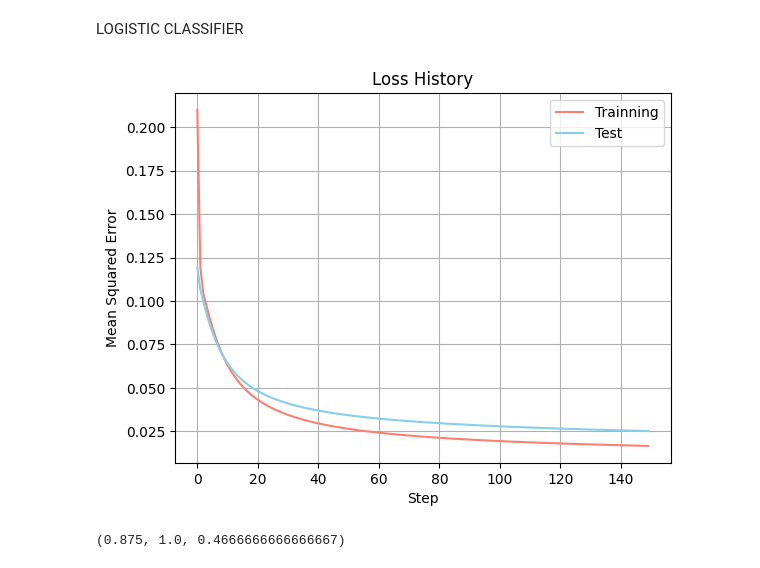
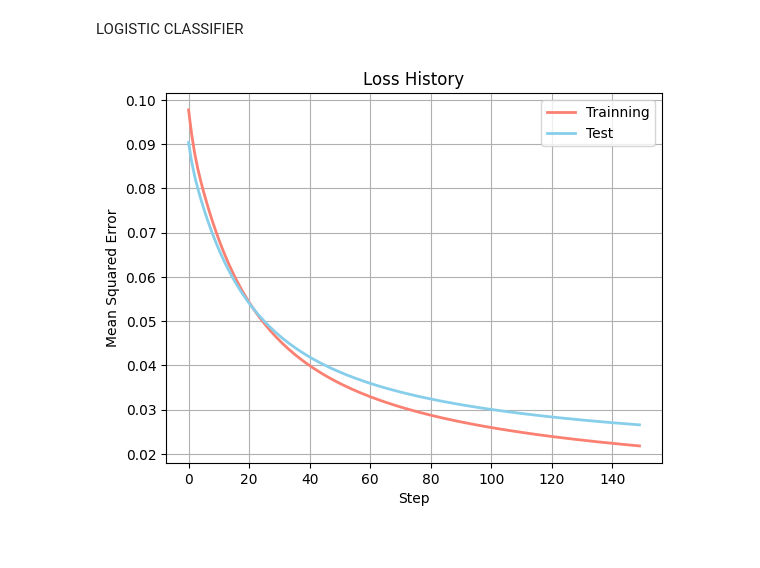
Before and after one commit to CarlosZT/ML_Final_Proj, a Jupyter notebook: Project/main.ipynb, the cells around one changed output. Saved outputs shown, nothing was run; the diff lists cells and outputs as text; code cells hidden in the pictures.

```diff
--- a/Project/main.ipynb
+++ b/Project/main.ipynb
@@ -51,10 +52,15 @@ Comenzamos con el procedimiento de selección de características. La estrategia
 # %%
 params = get_feature_distribution(X[:,0], y)
 
-overlapping_error, mean_difference = feature_performance(X[:,0], y,
+overlapping_error, mean_difference, fig = feature_performance(X[:,0], y,
                         params['mu0'],
                         params['std0'],
                         params['mu1'],
                         params['std1'],
                         plot=True)
+mlflow.create_experiment('Cancer_Detection', 'mlflow/experiments')
+mlflow.set_experiment('Cancer_Detection')
+
+
+mlflow.start_run(run_name='data_engineering')
 # %% [output]
@@ -108,13 +115,13 @@ def filter_outliers(x_filt, y_filt, p, outlier_limit=3):
 
 for i in range(X.shape[1]):
     p = get_feature_distribution(X[:,i], y)
-    o, m = feature_performance(X[:,i], y,
+    o, m, fig = feature_performance(X[:,i], y,
                         p['mu0'],
                         p['std0'],
                         p['mu1'],
                         p['std1'],
                         plot=True)
-
+    mlflow.log_figure(fig, f'mlflow/figures/distributions/dirties/dirty_{i}.png')
     x_filt, y_filt = filter_outliers(x_filt, y_filt, p, 3)
 
 
@@ -334,27 +300,48 @@ class LogisticClassifier():
 # %%
+mlflow.start_run(run_name='logistic_classifier')
 logc = LogisticClassifier(X.shape[1])
 loss_train = []
 loss_test = []
 steps = 150
+lr = 0.01
+mlflow.pyfunc.log_model(
+    python_model=logc,
+    artifact_path="mlflow/models/logistic_classifier",
+    input_example=X_test,
+    registered_model_name="logistic_classifier"
+)
+
+mlflow.log_param('steps', steps)
+mlflow.log_param('lr', lr)
+
 for i in range(steps):
     display.clear_output(wait=True)
     y_hat, z = logc.predict(X_train, trainning=True)
-    logc.update_weights(y_train, z, X_train, lr = 0.02)
-    loss_train.append(np.mean(logc.loss[0](y_train, y_hat)))
+    logc.update_weights(y_train, y_hat, z, X_train, lr = lr)
+    loss = np.mean(logc.loss[0](y_train, y_hat))
+    loss_train.append(loss)
+    mlflow.log_metric('loss_train', loss, i)
+
 
     y_hat, z = logc.predict(X_test, trainning=True)
-    loss_test.append(np.mean(logc.loss[0](y_test, y_hat)))
+    loss = np.mean(logc.loss[0](y_test, y_hat))
+    loss_test.append(loss)
+    mlflow.log_metric('loss_test', loss, i)
 
-    plt.plot(loss_train, color='salmon', label= 'Trainning')
-    plt.plot(loss_test, color='skyblue', label= 'Test')
+
+    plt.plot(loss_train, color='salmon', linewidth=2, label= 'Trainning')
+    plt.plot(loss_test, color='skyblue', linewidth=2, label= 'Test')
     plt.grid(True)
     plt.legend(loc='best')
     plt.ylabel('Mean Squared Error')
     plt.xlabel('Step')
     plt.title('Loss History')
     plt.show()
+
 y_hat = logc.predict(X_test)
-logc.metrics(y_test, y_hat)
+score = metrics(y_test, y_hat)
+mlflow.log_dict(score, 'mlflow/scores/logistic_classifier.json')
+score
+mlflow.end_run()
 # %% [output]
-[figure, old version]
+[figure, new version]
-(0.875, 1.0, 0.4666666666666667)
```
Also changed, not shown: parts of 12 cells of this notebook, 2 other files.
